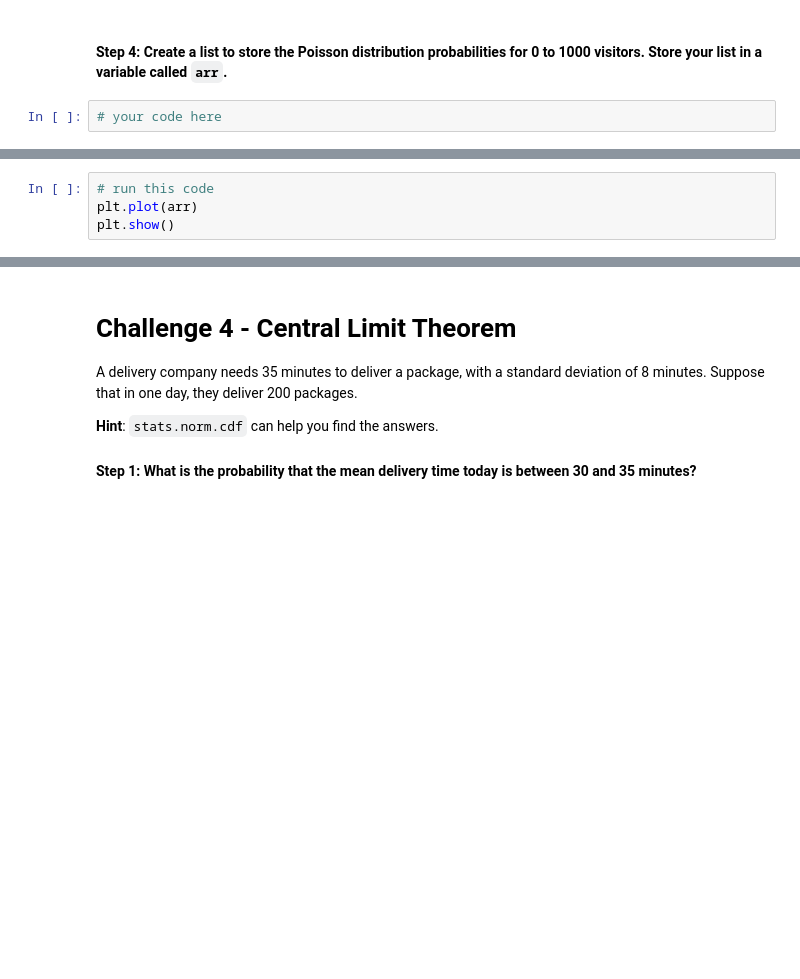
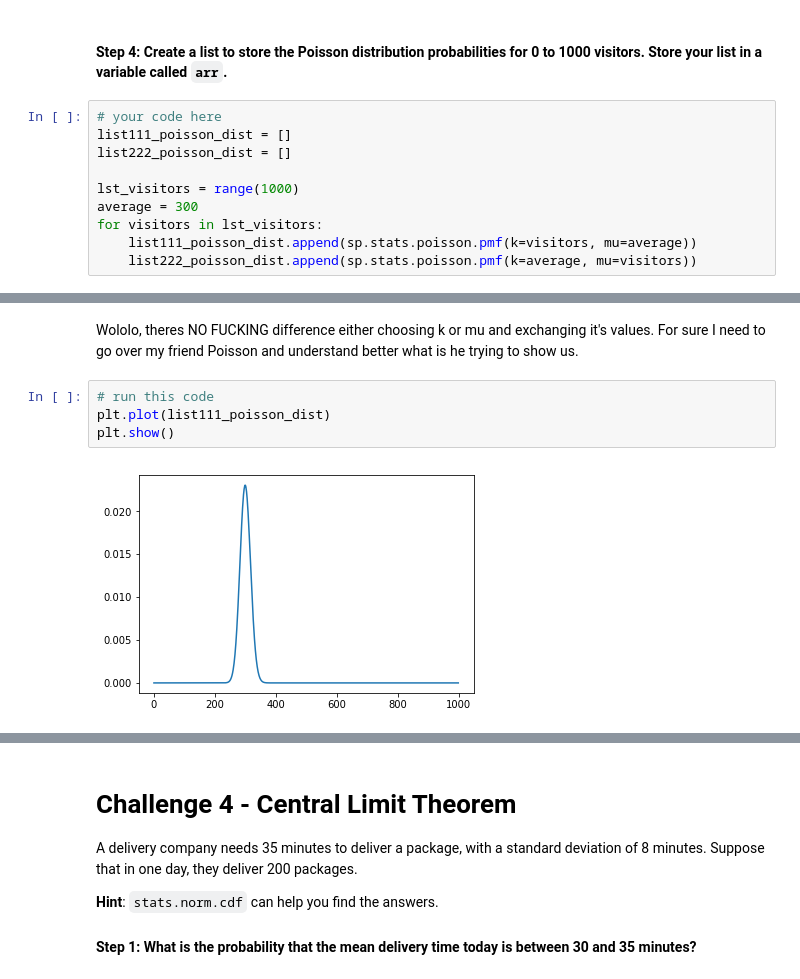
Before and after one commit to ta-data-bcn/lab-probability-dist, a Jupyter notebook: your-code/main.ipynb, the cells around one changed output, grey strips where cells are left out. Saved outputs shown, nothing was run; the diff lists cells and outputs as text; blank space fills up the shorter version.

```diff
--- a/your-code/main.ipynb
+++ b/your-code/main.ipynb
@@ -125,13 +179,25 @@ your comments here
 # %% [markdown]
 #### Step 4: Create a list to store the Poisson distribution probabilities for 0 to 1000 visitors. Store your list in a variable called `arr`.
-# %%
-# your code here
+# %%
+# your code here
+list111_poisson_dist = []
+list222_poisson_dist = []
+
+lst_visitors = range(1000)
+average = 300
+for visitors in lst_visitors:
+    list111_poisson_dist.append(sp.stats.poisson.pmf(k=visitors, mu=average))
+    list222_poisson_dist.append(sp.stats.poisson.pmf(k=average, mu=visitors))
 # %% [markdown]
 #### Step 5: Plot the probabilities.
 To do it, run the code in the cell below. Your plot should look like the one below:
 
 ![poisson distribution](../images/ch-3.png)
+# %% [markdown]
+Wololo, theres NO FUCKING difference either choosing k or mu and exchanging it's values. For sure I need to go over my friend Poisson and understand better what is he trying to show us.
 # %%
 # run this code
-plt.plot(arr)
+plt.plot(list111_poisson_dist)
 plt.show()
+# %% [output]
+[figure, added]
```
Also changed, not shown: parts of 23 cells of this notebook.
